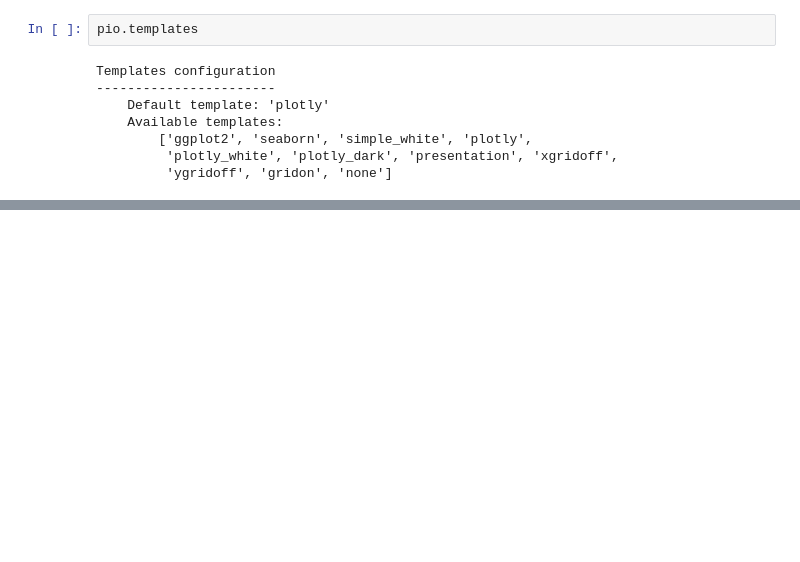
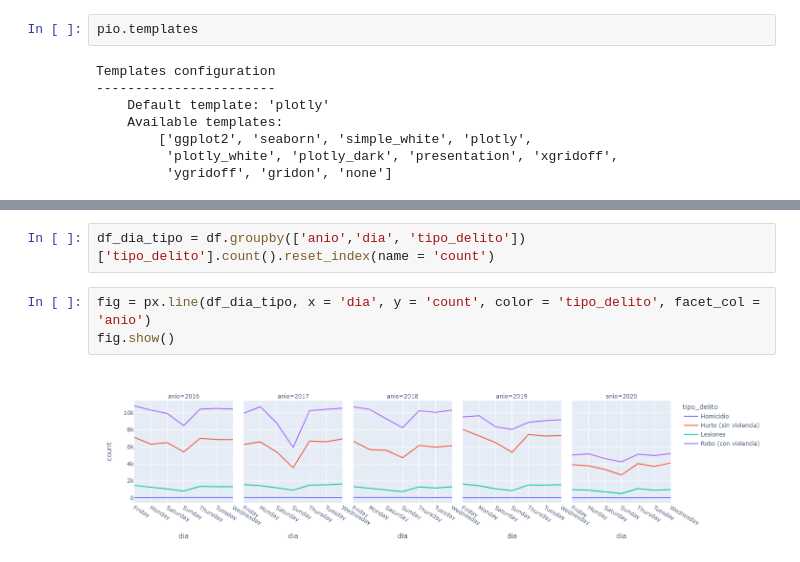
Before and after one commit to sebakirill/delincuencia_CABA, a Jupyter notebook: code/analisis_delitos_CABA.ipynb, the cells around one changed output, grey strips where cells are left out. Drawn from its saved outputs; the diff is of its cells as text; blank space fills up the shorter version.

```diff
--- a/code/analisis_delitos_CABA.ipynb
+++ b/code/analisis_delitos_CABA.ipynb
@@ -138,0 +158,7 @@ array([15.,  7.,  3.,  1.,  8.,  2.,  5., 11., 13.,  9.,  6., 14., 10.,
+# %%
+df_dia_tipo = df.groupby(['anio','dia', 'tipo_delito'])['tipo_delito'].count().reset_index(name = 'count')
+# %%
+fig = px.line(df_dia_tipo, x = 'dia', y = 'count', color = 'tipo_delito', facet_col = 'anio')
+fig.show()
+# %% [output]
+[figure, added]
```
Also changed, not shown: parts of 11 cells of this notebook.
